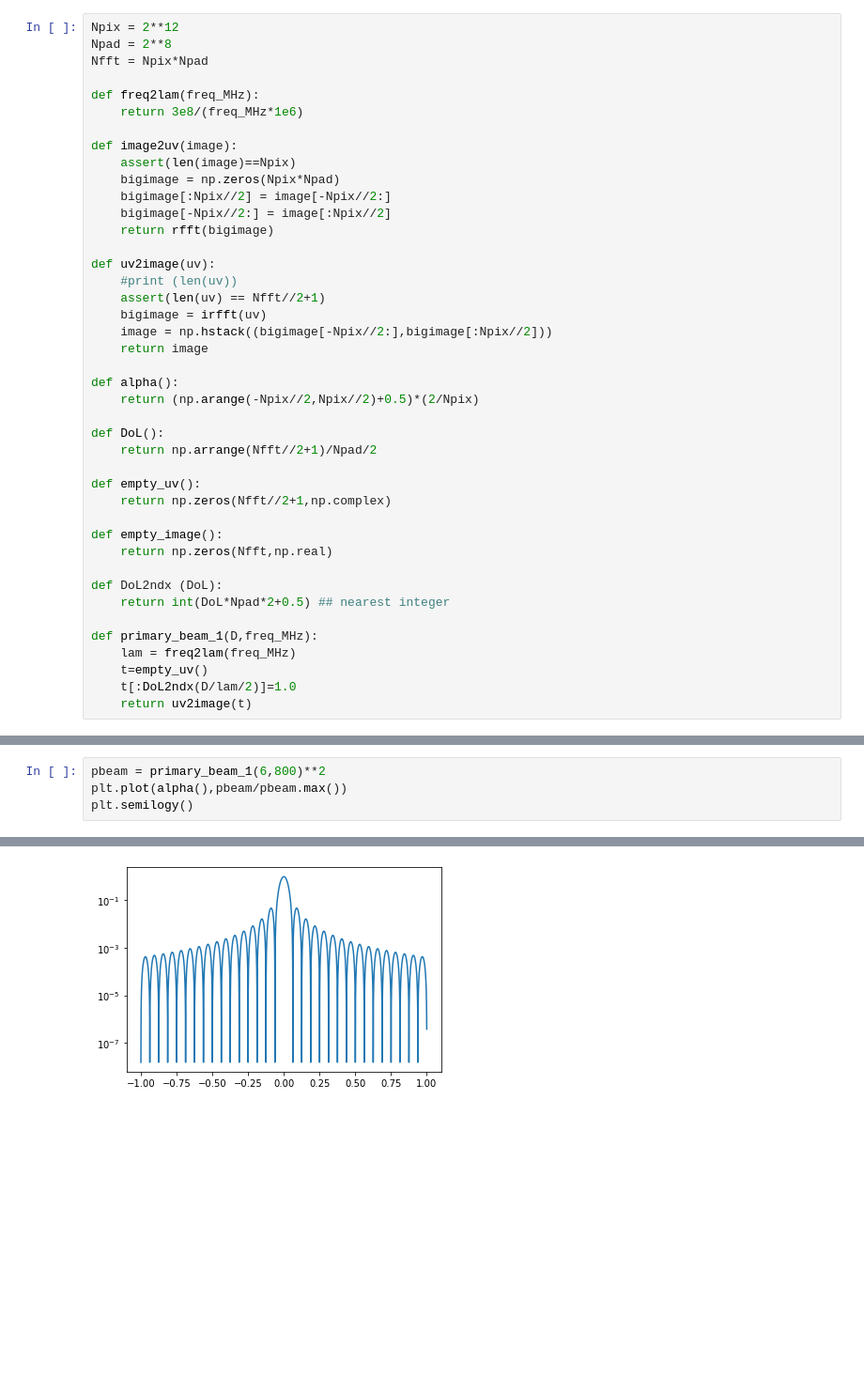
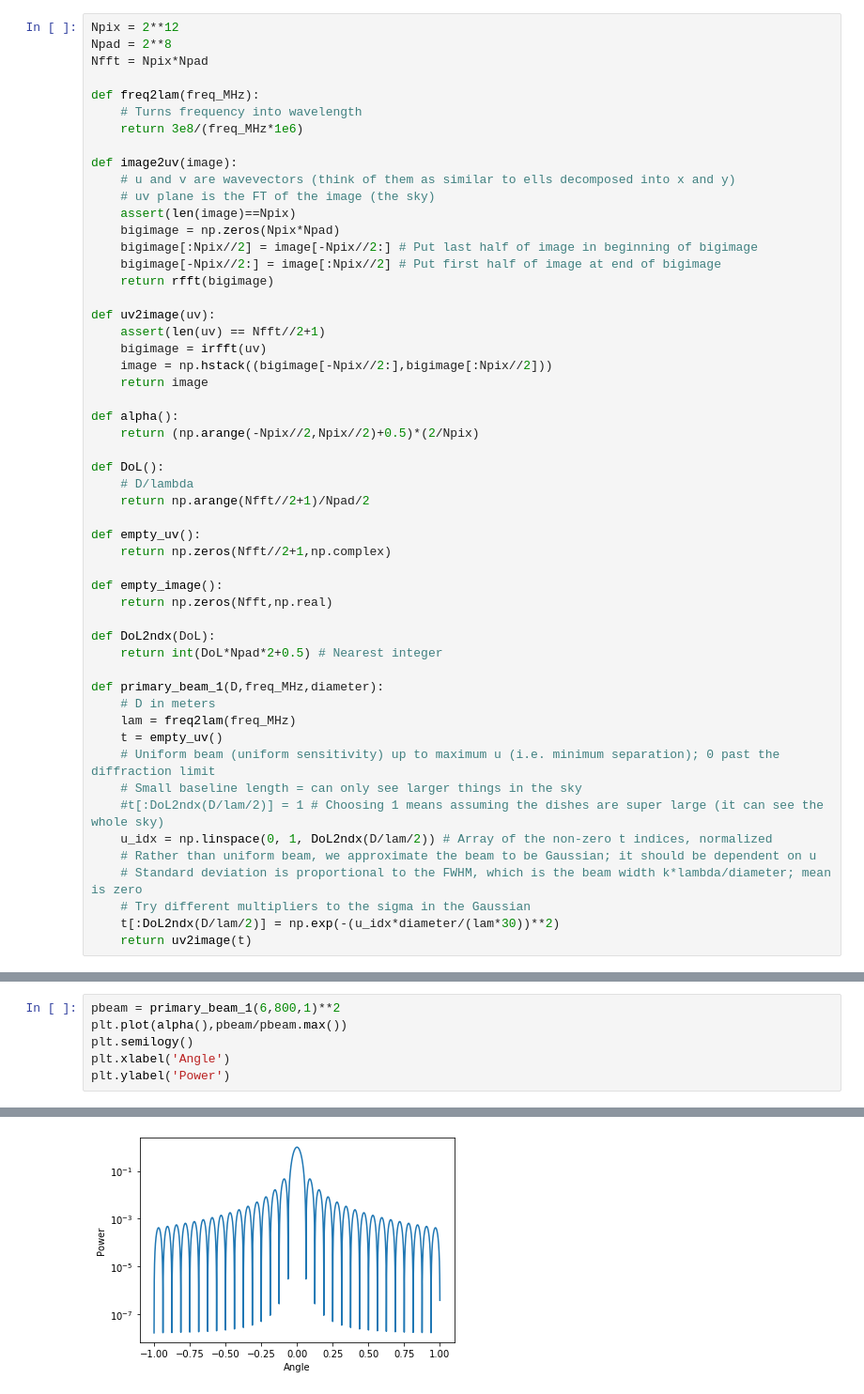
Before and after one commit to yukanak/radio1d, a Jupyter notebook: notebooks/play.ipynb, the cells around one changed output, grey strips where cells are left out. Shown at 94% size. Cells and saved outputs as stored; diff of their text form; blank space fills up the shorter version.

```diff
--- a/notebooks/play.ipynb
+++ b/notebooks/play.ipynb
@@ -9,17 +9,19 @@ Npad = 2**8
 Nfft = Npix*Npad
 
 def freq2lam(freq_MHz):
+    # Turns frequency into wavelength
     return 3e8/(freq_MHz*1e6)
 
 def image2uv(image):
+    # u and v are wavevectors (think of them as similar to ells decomposed into x and y)
+    # uv plane is the FT of the image (the sky)
     assert(len(image)==Npix)
     bigimage = np.zeros(Npix*Npad)
-    bigimage[:Npix//2] = image[-Npix//2:]
-    bigimage[-Npix//2:] = image[:Npix//2]
+    bigimage[:Npix//2] = image[-Npix//2:] # Put last half of image in beginning of bigimage
+    bigimage[-Npix//2:] = image[:Npix//2] # Put first half of image at end of bigimage
     return rfft(bigimage)
 
 def uv2image(uv):
-    #print (len(uv))
     assert(len(uv) == Nfft//2+1)
     bigimage = irfft(uv)
     image = np.hstack((bigimage[-Npix//2:],bigimage[:Npix//2]))
@@ -29,7 +31,8 @@ def alpha():
     return (np.arange(-Npix//2,Npix//2)+0.5)*(2/Npix)
 
 def DoL():
-    return np.arrange(Nfft//2+1)/Npad/2
+    # D/lambda
+    return np.arange(Nfft//2+1)/Npad/2
 
 def empty_uv():
     return np.zeros(Nfft//2+1,np.complex)
@@ -37,11 +40,19 @@ def empty_uv():
 def empty_image():
     return np.zeros(Nfft,np.real)
 
-def DoL2ndx (DoL):
-    return int(DoL*Npad*2+0.5) ## nearest integer
+def DoL2ndx(DoL):
+    return int(DoL*Npad*2+0.5) # Nearest integer
 
-def primary_beam_1(D,freq_MHz):
+def primary_beam_1(D,freq_MHz,diameter):
+    # D in meters
     lam = freq2lam(freq_MHz)
-    t=empty_uv()
-    t[:DoL2ndx(D/lam/2)]=1.0
+    t = empty_uv()
+    # Uniform beam (uniform sensitivity) up to maximum u (i.e. minimum separation); 0 past the diffraction limit
+    # Small baseline length = can only see larger things in the sky
+    #t[:DoL2ndx(D/lam/2)] = 1 # Choosing 1 means assuming the dishes are super large (it can see the whole sky)
+    u_idx = np.linspace(0, 1, DoL2ndx(D/lam/2)) # Array of the non-zero t indices, normalized
+    # Rather than uniform beam, we approximate the beam to be Gaussian; it should be dependent on u
+    # Standard deviation is proportional to the FWHM, which is the beam width k*lambda/diameter; mean is zero
+    # Try different multipliers to the sigma in the Gaussian
+    t[:DoL2ndx(D/lam/2)] = np.exp(-(u_idx*diameter/(lam*30))**2)
     return uv2image(t)
@@ -48,5 +61,7 @@ def primary_beam_1(D,freq_MHz):
 # %%
-pbeam = primary_beam_1(6,800)**2
+pbeam = primary_beam_1(6,800,1)**2
 plt.plot(alpha(),pbeam/pbeam.max())
 plt.semilogy()
+plt.xlabel('Angle')
+plt.ylabel('Power')
 # %% [output]
@@ -54 +69 @@ plt.semilogy()
-[figure, old version]
+[figure, new version]
```
Also changed, not shown: parts of 8 cells of this notebook.
